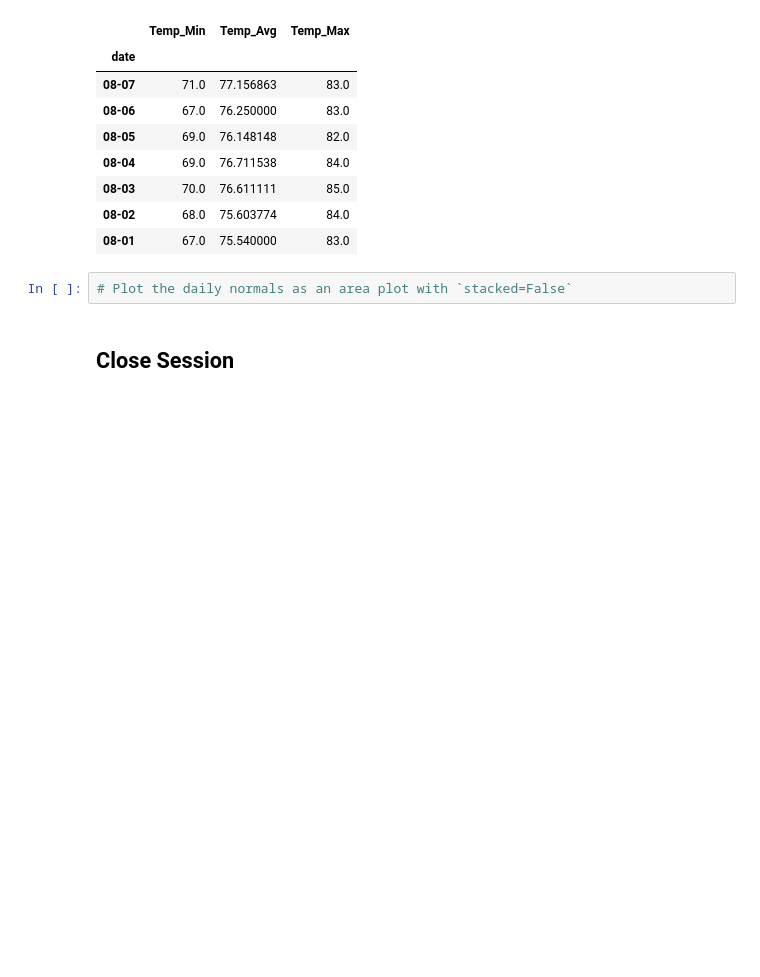
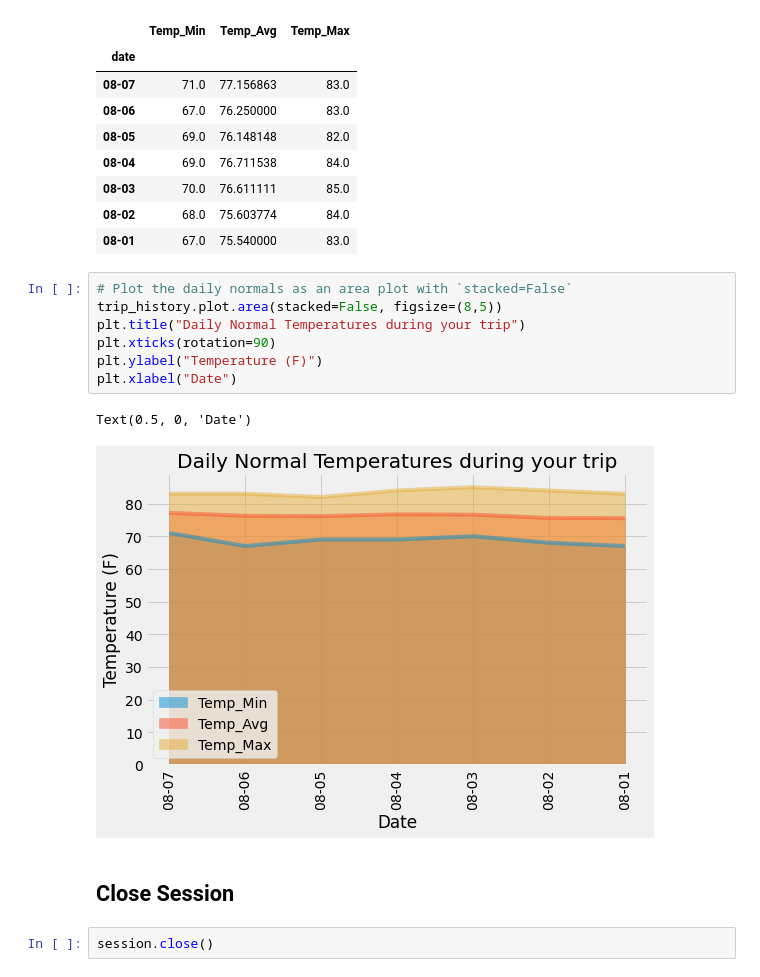
Before and after one commit to crogar/sqlalchemy-challenge, a Jupyter notebook: temp_analysis_bonus_2.ipynb, the cells around one changed output. Saved outputs shown, nothing was run; the diff lists cells and outputs as text; blank space fills up the shorter version.

Commit message:
Update temp_analysis_bonus_2.ipynb
# Plot the daily normals as an area plot with `stacked=False`

```diff
--- a/temp_analysis_bonus_2.ipynb
+++ b/temp_analysis_bonus_2.ipynb
@@ -192,5 +192,15 @@ trip_history
 | 08-01 | 67.0 | 75.540000 | 83.0 |
 # %%
 # Plot the daily normals as an area plot with `stacked=False`
+trip_history.plot.area(stacked=False, figsize=(8,5))
+plt.title("Daily Normal Temperatures during your trip")
+plt.xticks(rotation=90)
+plt.ylabel("Temperature (F)")
+plt.xlabel("Date")
+# %% [output]
+Text(0.5, 0, 'Date')
+[figure, added]
 # %% [markdown]
 ## Close Session
+# %%
+session.close()
```
Also changed, not shown: parts of 1 cell of this notebook.
